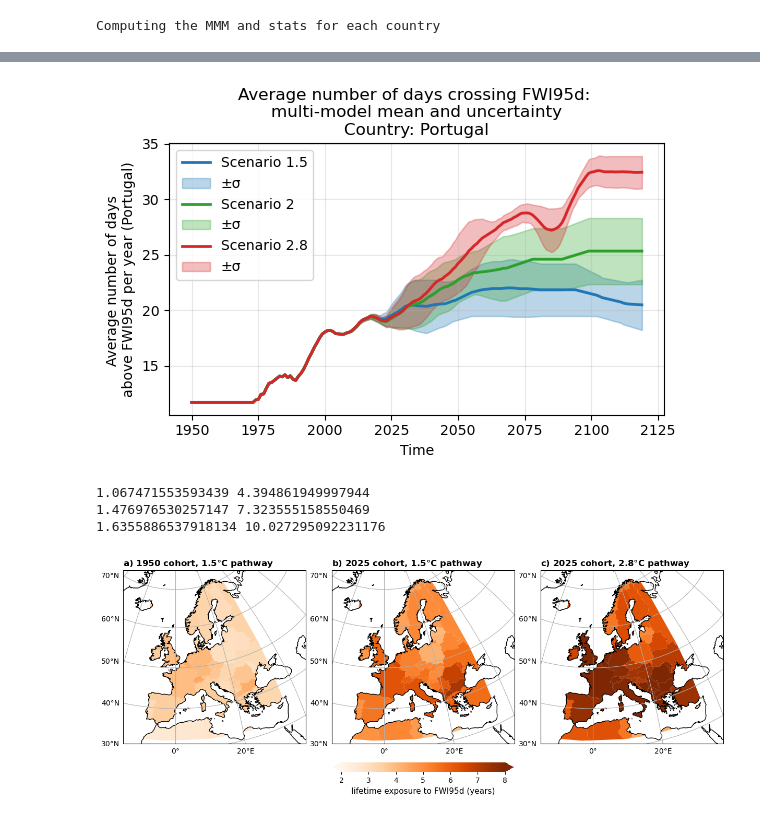
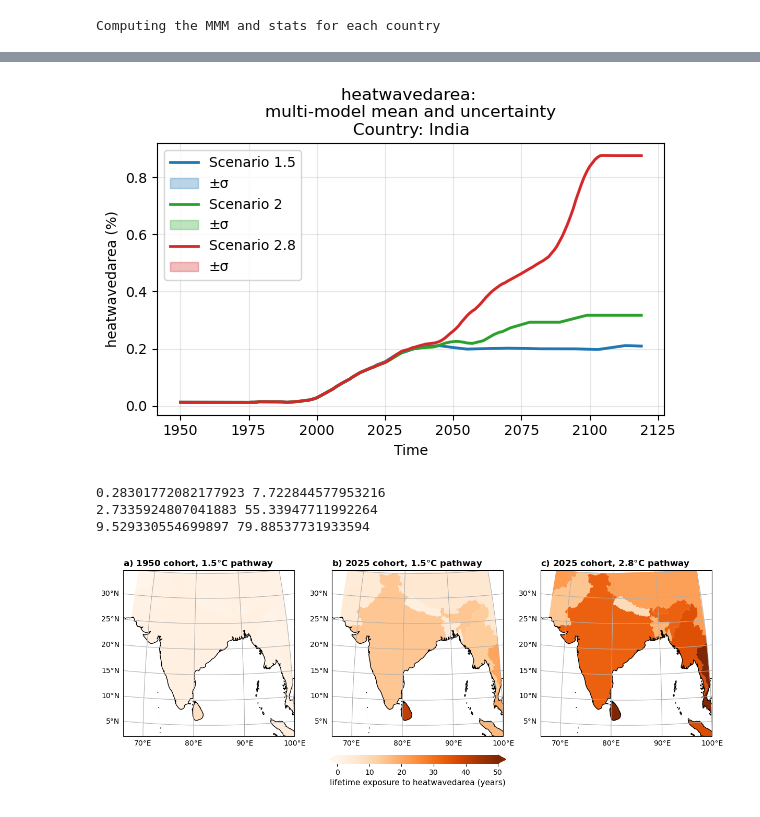
Before and after one commit to rosapietroiusti/dem4cli, a Jupyter notebook: notebooks/dem4cli-demo-v2-part2.ipynb, the cells around one changed output, grey strips where cells are left out. Cells and saved outputs as stored; diff of their text form; code cells hidden in the pictures.

```diff
--- a/notebooks/dem4cli-demo-v2-part2.ipynb
+++ b/notebooks/dem4cli-demo-v2-part2.ipynb
@@ -334,11 +498,9 @@ NameError: name 'meta_subset' is not defined
 #GCMs = ['ACCESS-CM2', 'CNRM-ESM2-1', 'CanESM5', 'EC-EARTH', 'MPI-ESM1-2-HR', 'MRI-ESM2-0']
 #scenarios = ['ssp126', 'ssp245', 'ssp370', 'ssp585']
 GMT_extra_trajectories_names = ['15', '20', 'NDC', 'OS', 'noOS']
-#climatedata_dir = '/vscmnt/brussel_pixiu_data/_data_brussel/vo/000/bvo00012/vsc10419/fwi-portugal/data/preprocessed/FWI'.  # structure should be : climatedata_dir/scenario/model/'*{model}*{extreme}.nc
-climatedata_dir = '/data/brussel/vo/000/bvo00012/vsc11137/source2suffering/data/isimip/isimip2b/'
 
 ds_lfe_perregion_perrun, ds_lfe_percountry_perrun, region_names = calc_landfraction_exposed(
-    meta_subset, # replace with d_climate_data_meta to run all data
+    d_meta_subset, # replace with d_climate_data_meta to run all data
     df_countries,
     countries_regions,
     countries_mask,
@@ -347,7 +509,7 @@ ds_lfe_perregion_perrun, ds_lfe_percountry_perrun, region_names = calc_landfract
     GMT_extra_trajectories_names = GMT_extra_trajectories_names,
     year_start=1950,
     year_end=2119,
-    bbox=bbox_europe,
+    bbox=bbox_indiaws,
     weights=None,
     areaweighted=True,
     convert_to_binary=False,            # if your data array is number of exceedances per year (not binary) you will get area-weighted average number of exceedances by default
@@ -370,7 +527,9 @@ print(glob.glob(os.path.join(climatedata_dir, extreme, 'hwmid99', 'hwmid99_hadge
 # %%
+# RP's version
+
 rename_dict = {
-    i: f"{subset[i]['model']} {subset[i]['scenario']}"
-    for i in subset.keys()
+    i: f"{d_meta_subset[i]['model']} {d_meta_subset[i]['scenario']}"
+    for i in d_meta_subset.keys()
 }
 rename_dict
 
@@ -380,0 +540,9 @@ rename_dict
+# %%
+# QL's version
+
+rename_dict = {
+    i: " ".join(["hadgem2-es (h-c)", "rcp60 (hc)"])
+    for i in d_meta_subset.keys()
+}
+
+rename_dict
@@ -404,7 +584,7 @@ Lifetime exposure per run, and aggregated across runs ("multi-model") for origin
 also outputs region names and population-weighted average life-expectancy per region (should this be weighted by cohort aged 0 or total population?? - Ask Emma)
 # %%
 ds_le_percountry_perrun, ds_le_perregion_perrun, region_names, da_life_expectancy_perregion = calc_lifetime_exposure(
-    subset,
+   d_meta_subset,
     df_countries,
     countries_regions,
     countries_mask,
@@ -412,13 +592,13 @@ ds_le_percountry_perrun, ds_le_perregion_perrun, region_names, da_life_expectanc
     da_population,
     df_life_expectancy_5,
     da_cohort_size,
-    GMT_labels = df_GMT_strj.columns ,
+    GMT_labels=df_GMT_strj.columns ,
     GMT_extra_trajectories_names=GMT_extra_trajectories_names,
     start_birthyear=1950,
     end_birthyear=2025,
     year_start=1950,
     year_end=2119,
-    bbox=bbox_europe,
+    bbox=bbox_indiaws,
     smoothing_window=21
     )
 # %% [output]
@@ -647,7 +761,7 @@ Text(0.5, 1.0, 'All countries')
 
 
 # === Parameters ===
-country_name = 'Portugal'  # <-- change the country here
+country_name = 'India'  # <-- change the country here
 year_range = np.arange(1950, 1950+len(ds_lfe_percountry_mmm.time_ind))  # x-axis: birth years
 
 # === Define the scenarios to plot ===
@@ -683,17 +797,17 @@ for i,scen in enumerate(GMTs):
     )
 
 # === Customize the plot ===
-plt.title(f"Average number of days crossing FWI95d: \nmulti-model mean and uncertainty\nCountry: {country_name}")
+plt.title(f"{extremes}: \nmulti-model mean and uncertainty\nCountry: {country_name}")
 plt.xlabel("Time")
-plt.ylabel("Average number of days \nabove FWI95d per year (Portugal)")
+plt.ylabel(f"{extremes} (%)")
 plt.legend()
 plt.grid(True, alpha=0.3)
 plt.tight_layout()
 plt.show()
 # %% [output]
-[figure, old version]
+[figure, new version]
 # %%
-# map : Europe, country level results
+# map : South Asia, country level results
 
 
 
@@ -704,15 +818,15 @@ titles = ['a)', 'b)', 'c)']
 
 use_log_scale = False
 
-vmin=2
-vmax=8
+vmin=0
+vmax=50
 
 cmap = plt.cm.Oranges # or OrRd
 
 # -------------------- Projections ---------- #
 
-central_lon, central_lat = 0, 45
-extent = [-15, 40, 30, 72]
+central_lon, central_lat = 83, 18.5
+extent = [66, 100, 2, 35]
 
 proj = ccrs.Orthographic(central_lon, central_lat)
 
@@ -726,7 +840,7 @@ for ax, birth_year, GMT, title in zip(axes.flatten(), birth_years, GMTs, titles)
 
     # -------------------- Extract values from ds_le_percountry -------------------- #
     # Multi-model mean for the selected scenario
-    le_mean = ds_le_percountry_mmm[f'mmm_strj'].sel(birth_year=birth_year, GMT=GMT) / 365 # for % lfietime  / da_life_expectancy * 100
+    le_mean = ds_le_percountry_mmm[f'mmm_strj'].sel(birth_year=birth_year, GMT=GMT) # for % lfietime  / da_life_expectancy * 100
 
     # Convert to DataFrame
     df_values = le_mean.to_dataframe(name='mean_val').reset_index()
@@ -734,35 +848,35 @@ for ax, birth_year, GMT, title in zip(axes.flatten(), birth_years, GMTs, titles)
     # -------------------- Merge with country borders -------------------- #
     gdf_plot = gdf_country_borders.reset_index().merge(
         df_values, left_on='name', right_on='country', how='left'
     )
 
     gdf_plot.to_crs(proj).plot(
     ax=ax,
     column='mean_val',
     cmap=cmap,
     legend=False,
     legend_kwds={'shrink': 0.5},
     missing_kwds={'color': 'lightgrey'},
     vmin=vmin,vmax=vmax
     )
 
     ax.set_title(title+f' {birth_year} cohort, {GMT}$\degree$C pathway', loc='left', fontweight='bold')
     ax.set_extent(extent)
     gl = ax.gridlines( draw_labels=True,)
     gl.top_labels = False
     gl.right_labels = False
     ax.coastlines(resolution='50m')
 
     print(gdf_plot['mean_val'].min(), gdf_plot['mean_val'].max())
 
 # colorbar
 foo = ax.collections[0]
-cbar_lab = 'lifetime exposure to FWI95d (years)'
+cbar_lab = f'lifetime exposure to {extremes} (years)'
 cbar = fig.colorbar(foo, extend='both', ax=axes[0:3], location='bottom',shrink=0.3, fraction=0.08, pad=0.02)
 cbar.set_label(label=cbar_lab,size=11)
 cbar.outline.set_edgecolor('none')
 # %% [output]
-1.067471553593439 4.394861949997944
-1.476976530257147 7.323555158550469
-1.6355886537918134 10.027295092231176
+0.28301772082177923 7.722844577953216
+2.7335924807041883 55.33947711992264
+9.529330554699897 79.88537731933594
-[figure, old version]
+[figure, new version]
```
Also changed, not shown: parts of 36 cells of this notebook, 1 other file.
